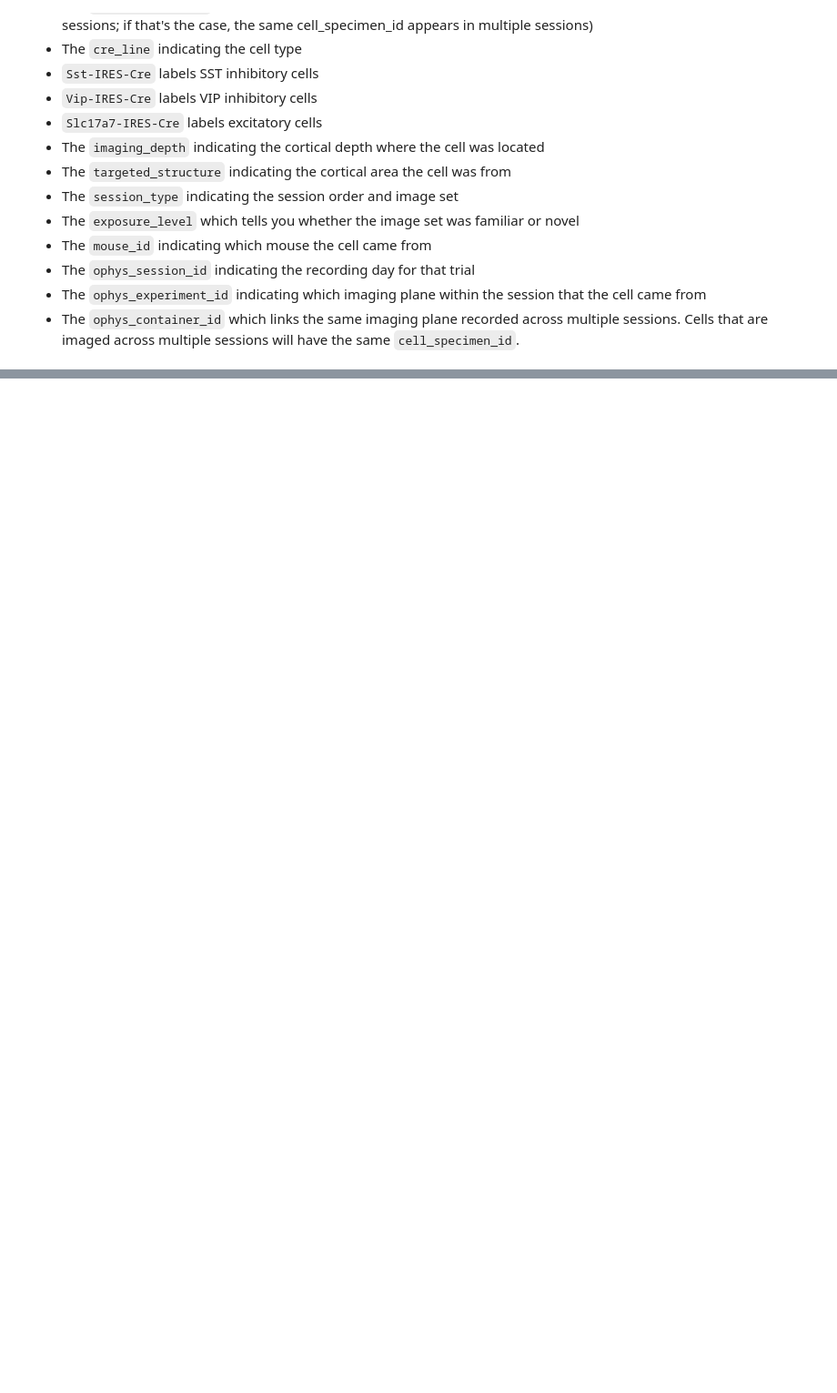
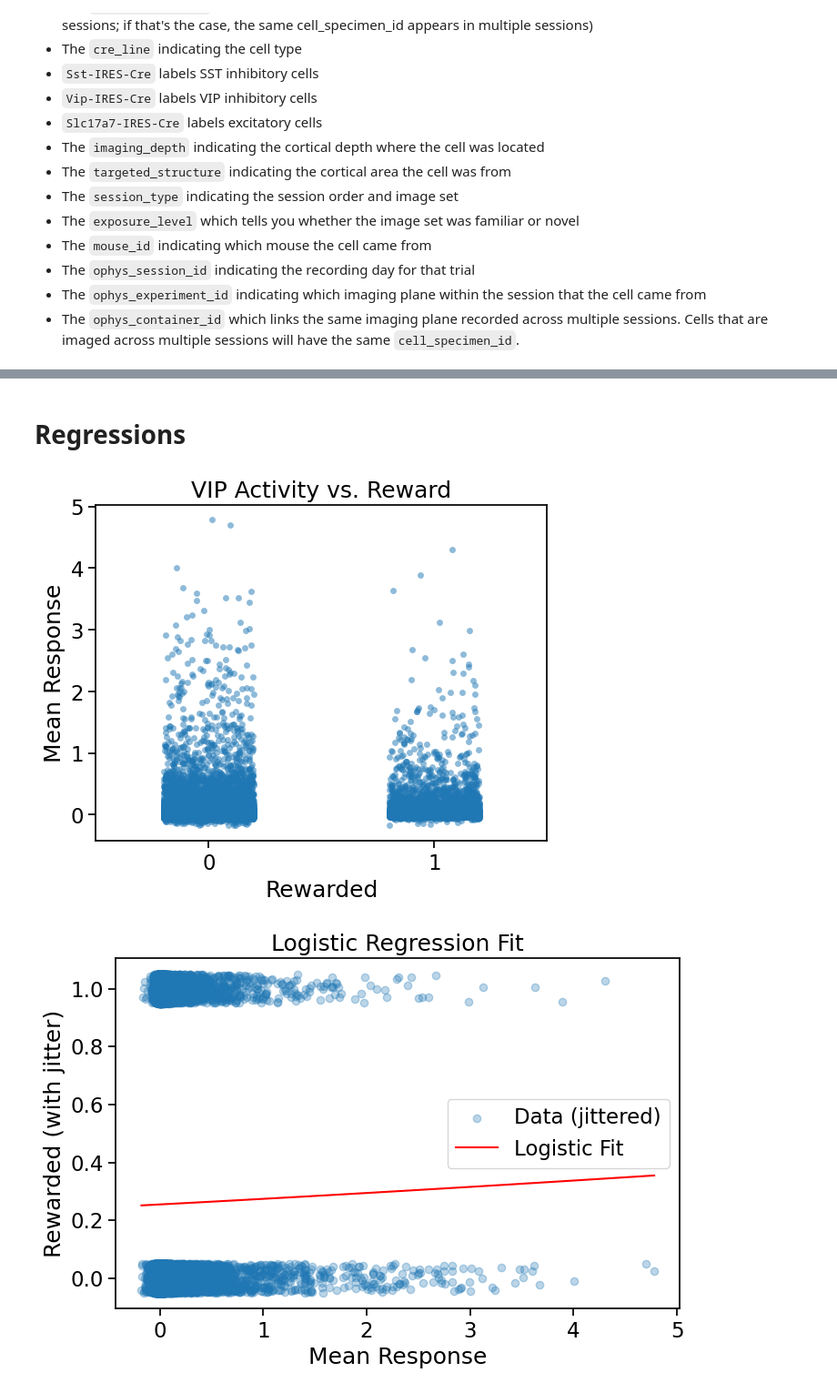
Before and after one commit to mlyutskanova/Allen-data, a Jupyter notebook: projects/neurons/load_Allen_Visual_Behavior_from_pre_processed_file.ipynb, the cells around one changed output, grey strips where cells are left out. Shown at 91% size. Saved outputs shown, nothing was run; the diff lists cells and outputs as text; code cells hidden in the pictures; blank space fills up the shorter version.

```diff
--- a/projects/neurons/load_Allen_Visual_Behavior_from_pre_processed_file.ipynb
+++ b/projects/neurons/load_Allen_Visual_Behavior_from_pre_processed_file.ipynb
@@ -293,0 +188,34 @@ https://allensdk.readthedocs.io/en/latest/visual_behavior_optical_physiology.htm
+# %% [markdown]
+# Regressions
+# %%
+# starting with a plot:
+sns.stripplot(data=vip_data, x='rewarded', y='mean_response', jitter=0.2, alpha=0.5)
+plt.xlabel('Rewarded')
+plt.ylabel('Mean Response')
+plt.title('VIP Activity vs. Reward')
+plt.show()
+
+# logistic regression
+from sklearn import linear_model
+
+X = vip_data['mean_response'].values.reshape(-1, 1)
+y = vip_data['rewarded'].values
+
+logreg = linear_model.LogisticRegression()
+logreg.fit(X, y)
+
+#plot the regression
+x_vals = np.linspace(X.min(), X.max(), 100)
+y_probs = logreg.predict_proba(x_vals.reshape(-1, 1))[:, 1]
+
+plt.figure(figsize=(8, 5))
+plt.scatter(X, y_jittered, alpha=0.3, label='Data (jittered)')
+plt.plot(x_vals, y_probs, color='red', label='Logistic Fit')
+plt.xlabel('Mean Response')
+plt.ylabel('Rewarded (with jitter)')
+plt.title('Logistic Regression Fit')
+plt.legend()
+plt.show()
+# %% [output]
+[figure, added]
+[figure, added]
```
Also changed, not shown: parts of 42 cells of this notebook.
